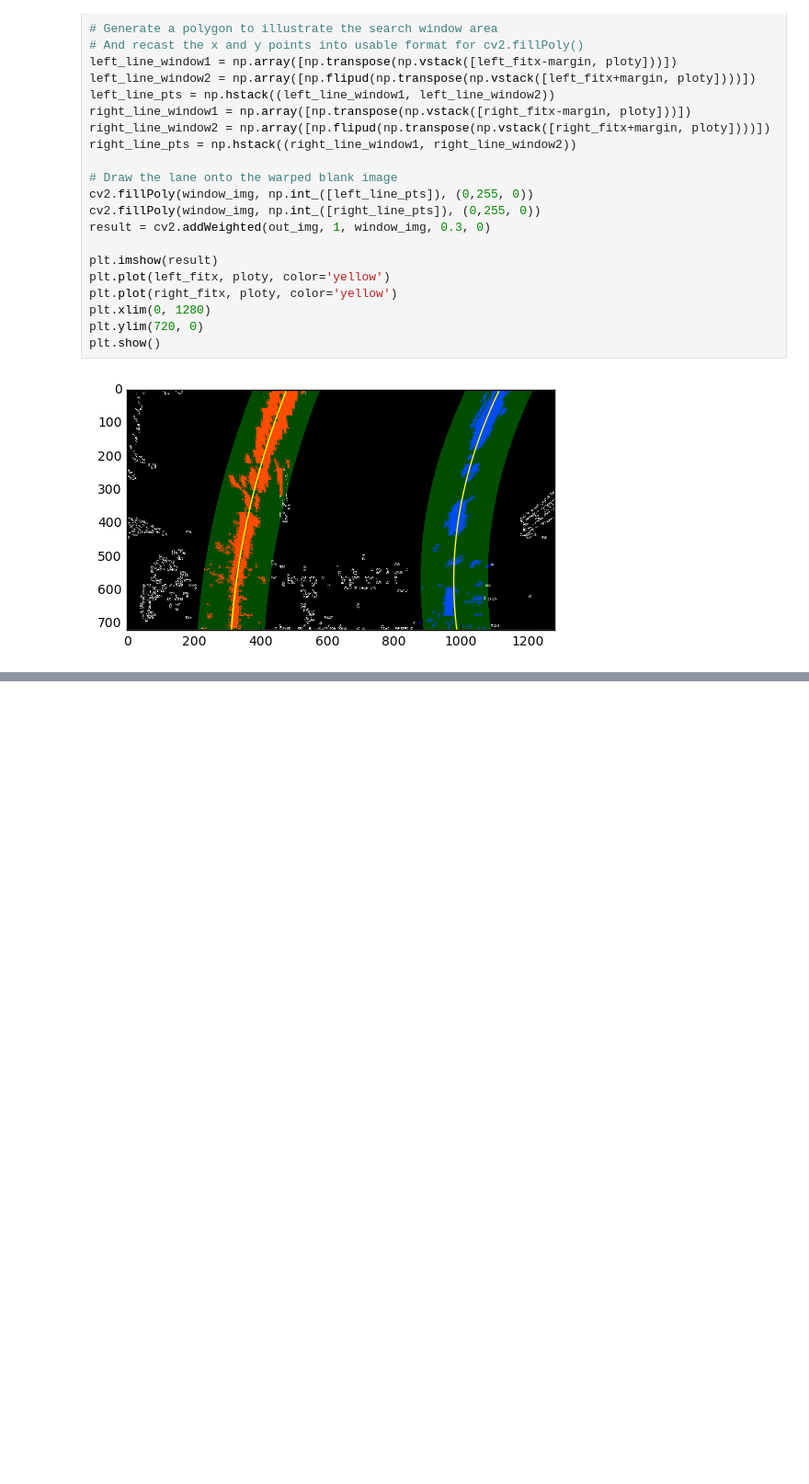
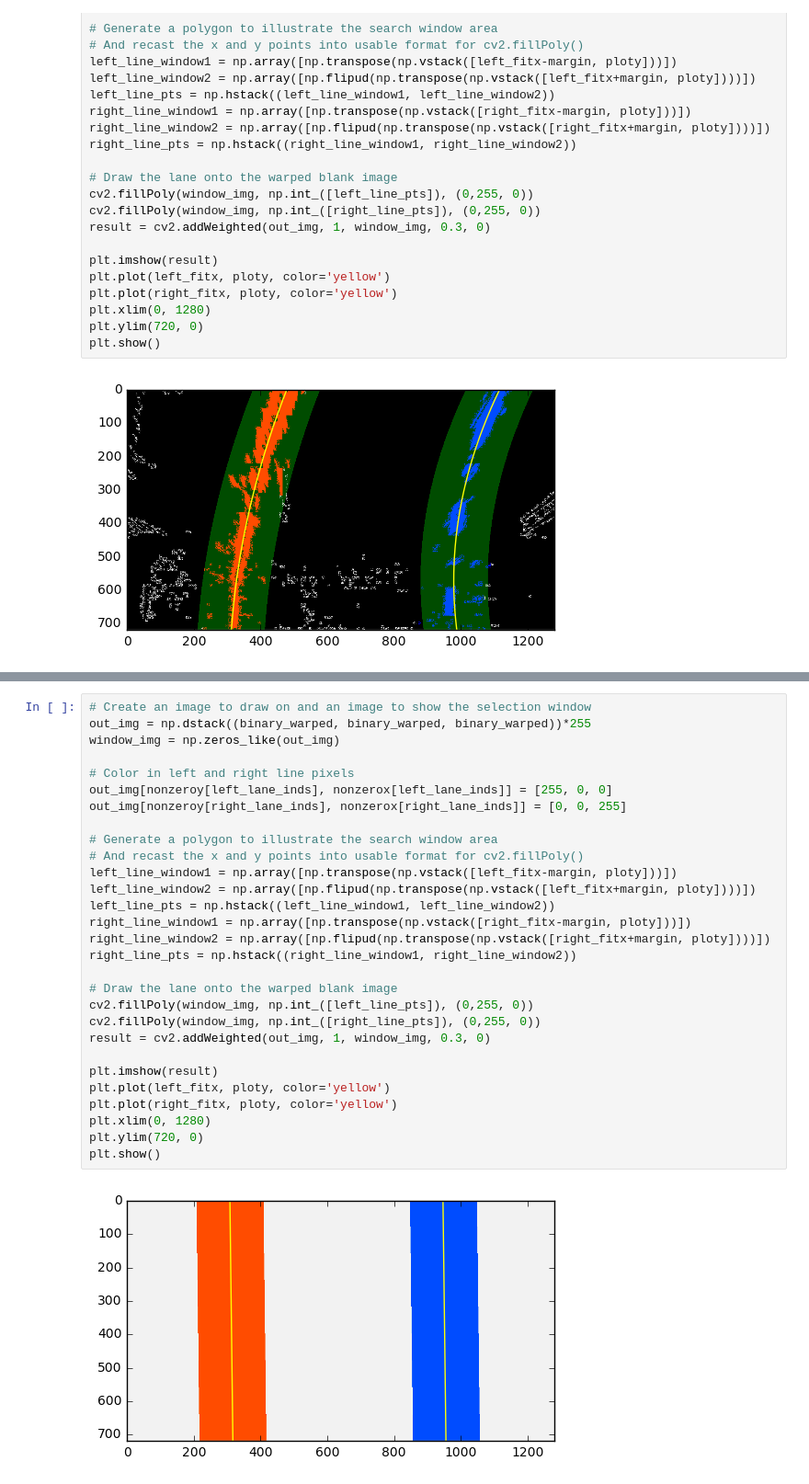
Before and after one commit to rudypenajr/CarND-Advanced-Lane-Lines, a Jupyter notebook: Finding Lane Lines (Lesson 33).ipynb, the cells around one changed output, grey strips where cells are left out. Shown at 92% size. Cells and saved outputs as stored; diff of their text form; blank space fills up the shorter version.

```diff
--- a/Finding Lane Lines (Lesson 33).ipynb
+++ b/Finding Lane Lines (Lesson 33).ipynb
@@ -164,0 +289,31 @@ plt.show()
+# %%
+# Create an image to draw on and an image to show the selection window
+out_img = np.dstack((binary_warped, binary_warped, binary_warped))*255
+window_img = np.zeros_like(out_img)
+
+# Color in left and right line pixels
+out_img[nonzeroy[left_lane_inds], nonzerox[left_lane_inds]] = [255, 0, 0]
+out_img[nonzeroy[right_lane_inds], nonzerox[right_lane_inds]] = [0, 0, 255]
+
+# Generate a polygon to illustrate the search window area
+# And recast the x and y points into usable format for cv2.fillPoly()
+left_line_window1 = np.array([np.transpose(np.vstack([left_fitx-margin, ploty]))])
+left_line_window2 = np.array([np.flipud(np.transpose(np.vstack([left_fitx+margin, ploty])))])
+left_line_pts = np.hstack((left_line_window1, left_line_window2))
+right_line_window1 = np.array([np.transpose(np.vstack([right_fitx-margin, ploty]))])
+right_line_window2 = np.array([np.flipud(np.transpose(np.vstack([right_fitx+margin, ploty])))])
+right_line_pts = np.hstack((right_line_window1, right_line_window2))
+
+# Draw the lane onto the warped blank image
+cv2.fillPoly(window_img, np.int_([left_line_pts]), (0,255, 0))
+cv2.fillPoly(window_img, np.int_([right_line_pts]), (0,255, 0))
+result = cv2.addWeighted(out_img, 1, window_img, 0.3, 0)
+
+plt.imshow(result)
+plt.plot(left_fitx, ploty, color='yellow')
+plt.plot(right_fitx, ploty, color='yellow')
+plt.xlim(0, 1280)
+plt.ylim(720, 0)
+plt.show()
+# %% [output]
+[figure, added]
```
Also changed, not shown: parts of 7 cells of this notebook, 12 other files.
